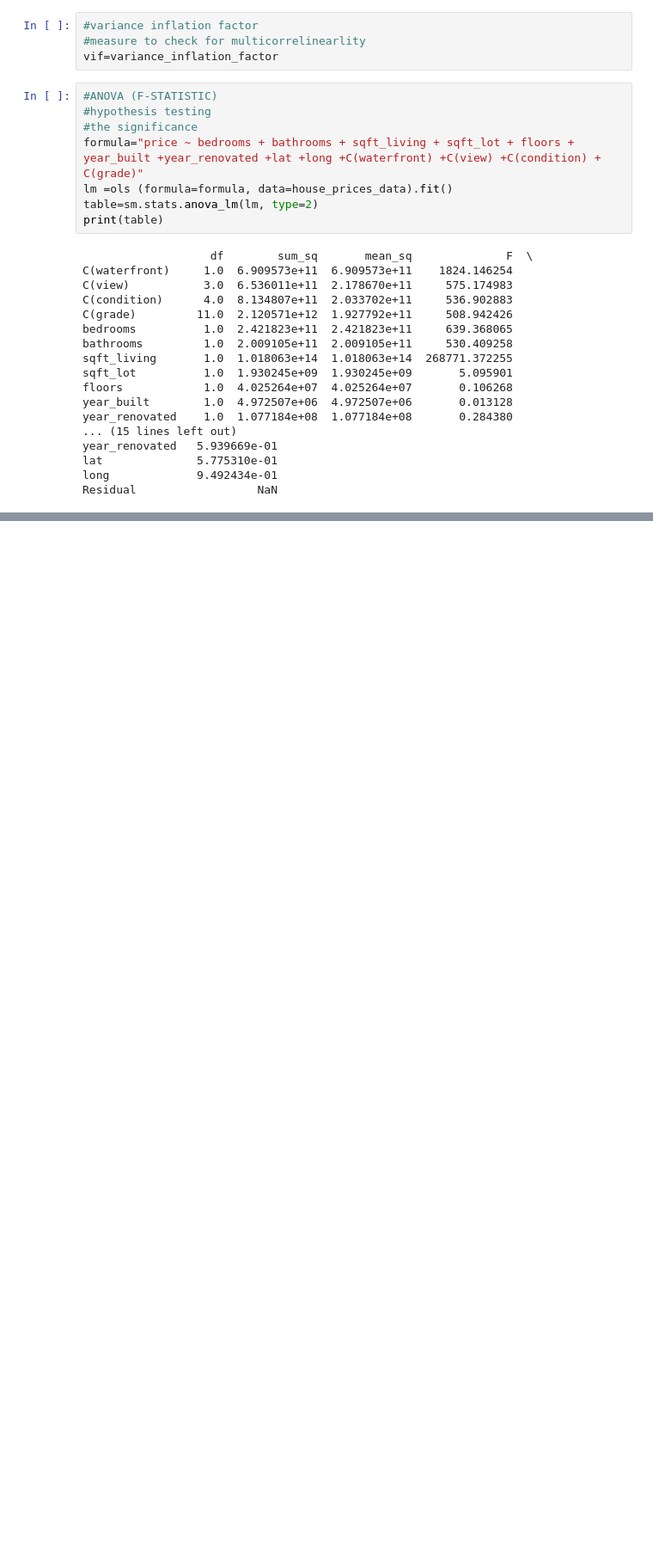
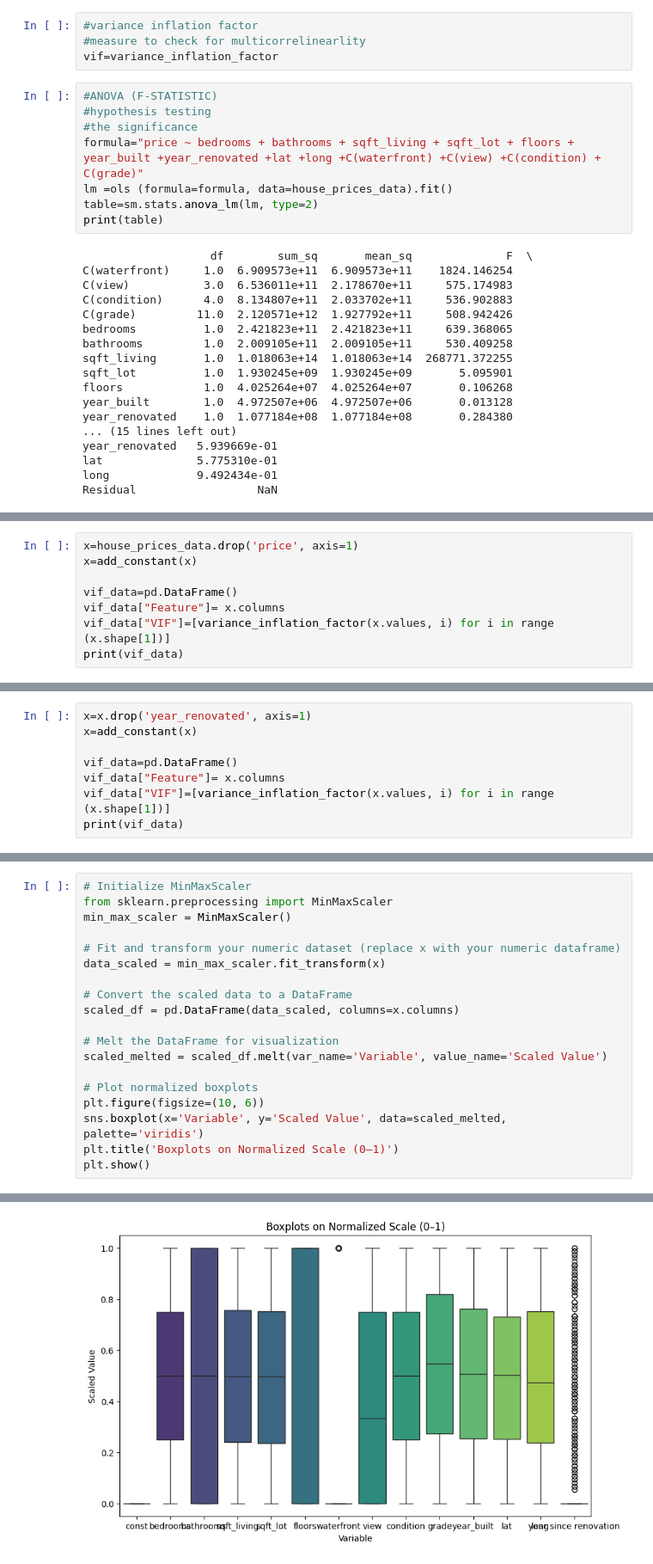
Before and after one commit to gregory-bot/python-chatbot-assignment, a Jupyter notebook: house-prices.ipynb, the cells around one changed output, grey strips where cells are left out. Shown at 86% size. Drawn from its saved outputs; the diff is of its cells as text; blank space fills up the shorter version.

```diff
--- a/house-prices.ipynb
+++ b/house-prices.ipynb
@@ -271,3 +254,11 @@ house_prices_data.head()
 | 2 | 3 | 3 | 3412 | 2842 | 2 | 0 | 3 | 4 | 9 | ... |
 | 3 | 2 | 3 | 2222 | 9020 | 2 | 1 | 2 | 4 | 4 | ... |
 | 4 | 4 | 1 | 4713 | 1584 | 2 | 0 | 3 | 4 | 5 | ... |
+# %%
+x=house_prices_data.drop('price', axis=1)
+x=add_constant(x)
+
+vif_data=pd.DataFrame()
+vif_data["Feature"]= x.columns
+vif_data["VIF"]=[variance_inflation_factor(x.values, i) for i in range (x.shape[1])]
+print(vif_data)
@@ -273,0 +282,8 @@ house_prices_data.head()
+# %%
+x=x.drop('year_renovated', axis=1)
+x=add_constant(x)
+
+vif_data=pd.DataFrame()
+vif_data["Feature"]= x.columns
+vif_data["VIF"]=[variance_inflation_factor(x.values, i) for i in range (x.shape[1])]
+print(vif_data)
@@ -273,0 +343,20 @@ house_prices_data.head()
+# %%
+# Initialize MinMaxScaler
+from sklearn.preprocessing import MinMaxScaler
+min_max_scaler = MinMaxScaler()
+
+# Fit and transform your numeric dataset (replace x with your numeric dataframe)
+data_scaled = min_max_scaler.fit_transform(x)
+
+# Convert the scaled data to a DataFrame
+scaled_df = pd.DataFrame(data_scaled, columns=x.columns)
+
+# Melt the DataFrame for visualization
+scaled_melted = scaled_df.melt(var_name='Variable', value_name='Scaled Value')
+
+# Plot normalized boxplots
+plt.figure(figsize=(10, 6))
+sns.boxplot(x='Variable', y='Scaled Value', data=scaled_melted, palette='viridis')
+plt.title('Boxplots on Normalized Scale (0–1)')
+plt.show()
+# %% [output]
@@ -273,0 +366 @@ house_prices_data.head()
+[figure, added]
```
Also changed, not shown: parts of 9 cells of this notebook.
